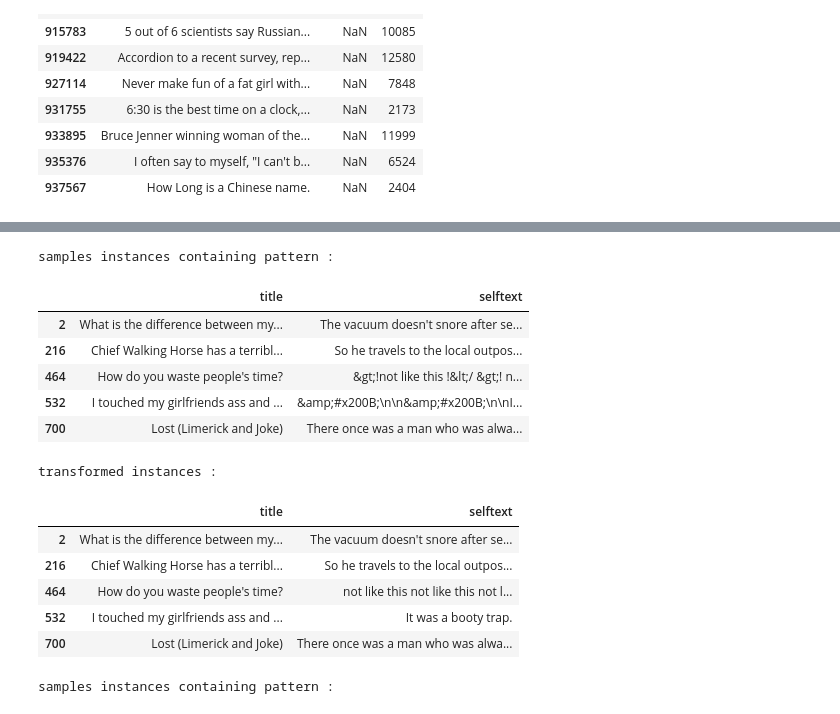
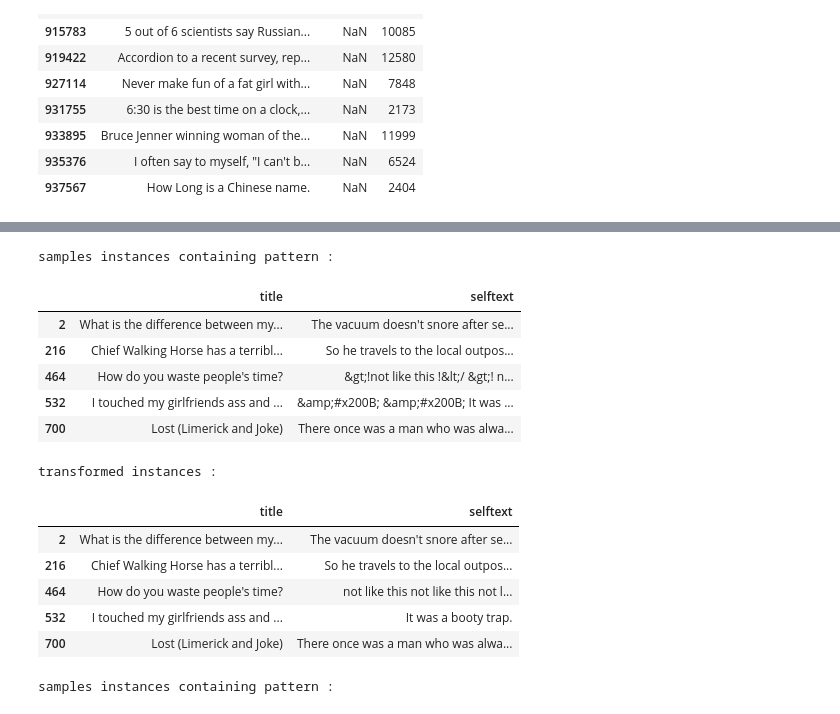
Before and after one commit to Pooret/jokes, a Jupyter notebook: data wrangling.ipynb, the cells around one changed output, grey strips where cells are left out. Saved outputs shown, nothing was run; the diff lists cells and outputs as text; code cells hidden in the pictures.

```diff
--- a/data wrangling.ipynb
+++ b/data wrangling.ipynb
@@ -158,3 +127,9 @@ what are NaNs?
 | 933895 | Bruce Jenner winning woman of the... | NaN | 11999 |
 | 935376 | I often say to myself, "I can't b... | NaN | 6524 |
 | 937567 | How Long is a Chinese name. | NaN | 2404 |
+# %%
+# removing escape character references
+escapes = ''.join([chr(char) for char in range(1,32)])
+
+df_cleaned[['selftext', 'title']] = df_cleaned[['selftext', 'title']].applymap(lambda x:" ".join(str(str(x).translate(escapes)).split()))
+display(df_cleaned[['title', 'selftext']].head())
@@ -161,23 +143,23 @@ what are NaNs?
 # %%
-# removing html character references and escape characters and newline characters
+# removing html character references
 PATTERN = r"[^a-z\s]?(&\S+;)[^a-z\s]?"
 
 # get examples of instances containing pattern
 print("samples instances containing pattern :")
 html_idx = df_cleaned[df_cleaned['selftext'].str.contains(PATTERN, regex=True)].index
 display(df_cleaned.loc[html_idx][['title', 'selftext']].head())
 
 # see changes
 print("transformed instances :")
-df_cleaned[['title', 'selftext']] = df_cleaned[['title', 'selftext']].applymap(lambda x: re.sub(PATTERN, " ", x.replace("\n", " ")))
+df_cleaned[['title', 'selftext']] = df_cleaned[['title', 'selftext']].applymap(lambda x: re.sub(PATTERN, " ", str(x)))
 display(df_cleaned.loc[html_idx][['title', 'selftext']].head())
 # %% [output]
 samples instances containing pattern :
 |  | title | selftext |
 | 2 | What is the difference between my... | The vacuum doesn't snore after se... |
 | 216 | Chief Walking Horse has a terribl... | So he travels to the local outpos... |
 | 464 | How do you waste people's time? | &gt;!not like this !&lt;/ &gt;! n... |
-| 532 | I touched my girlfriends ass and ... | &amp;#x200B;\n\n&amp;#x200B;\n\nI... |
+| 532 | I touched my girlfriends ass and ... | &amp;#x200B; &amp;#x200B; It was ... |
 | 700 | Lost (Limerick and Joke) | There once was a man who was alwa... |
 transformed instances :
 |  | title | selftext |
```
Also changed, not shown: parts of 28 cells of this notebook, 1 other file.
